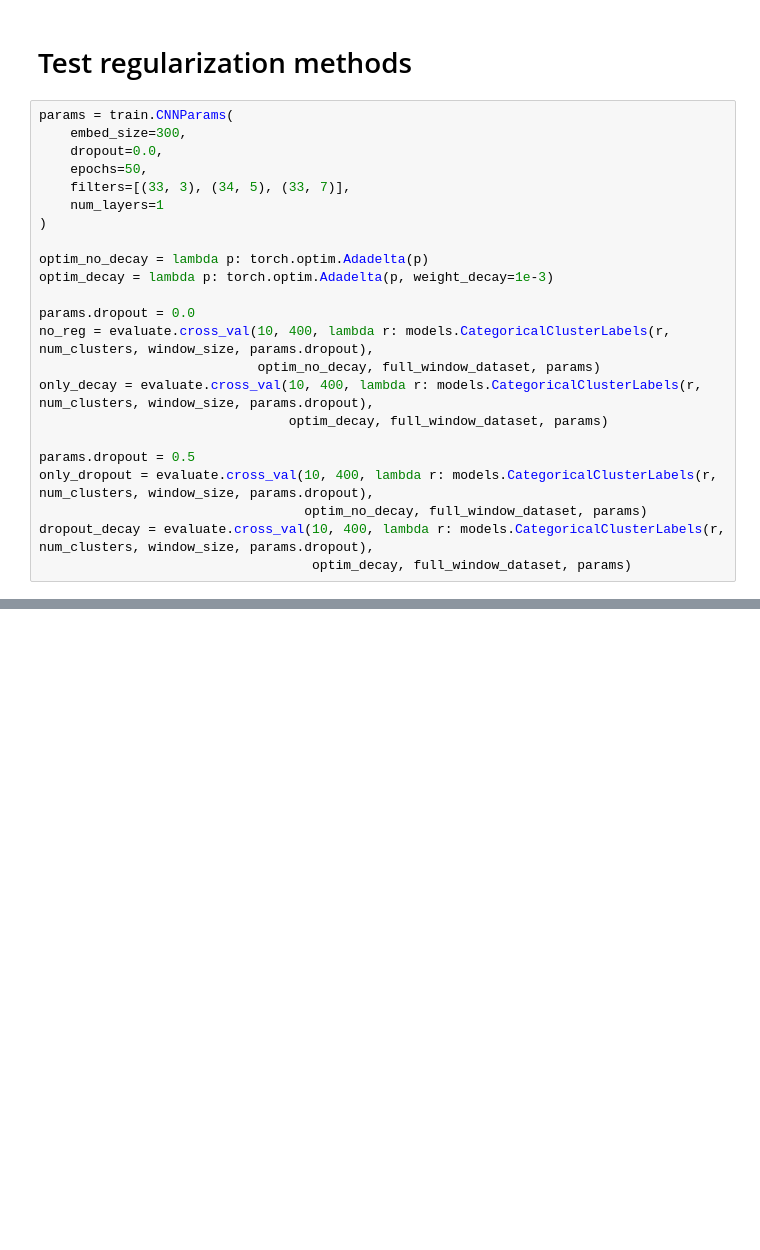
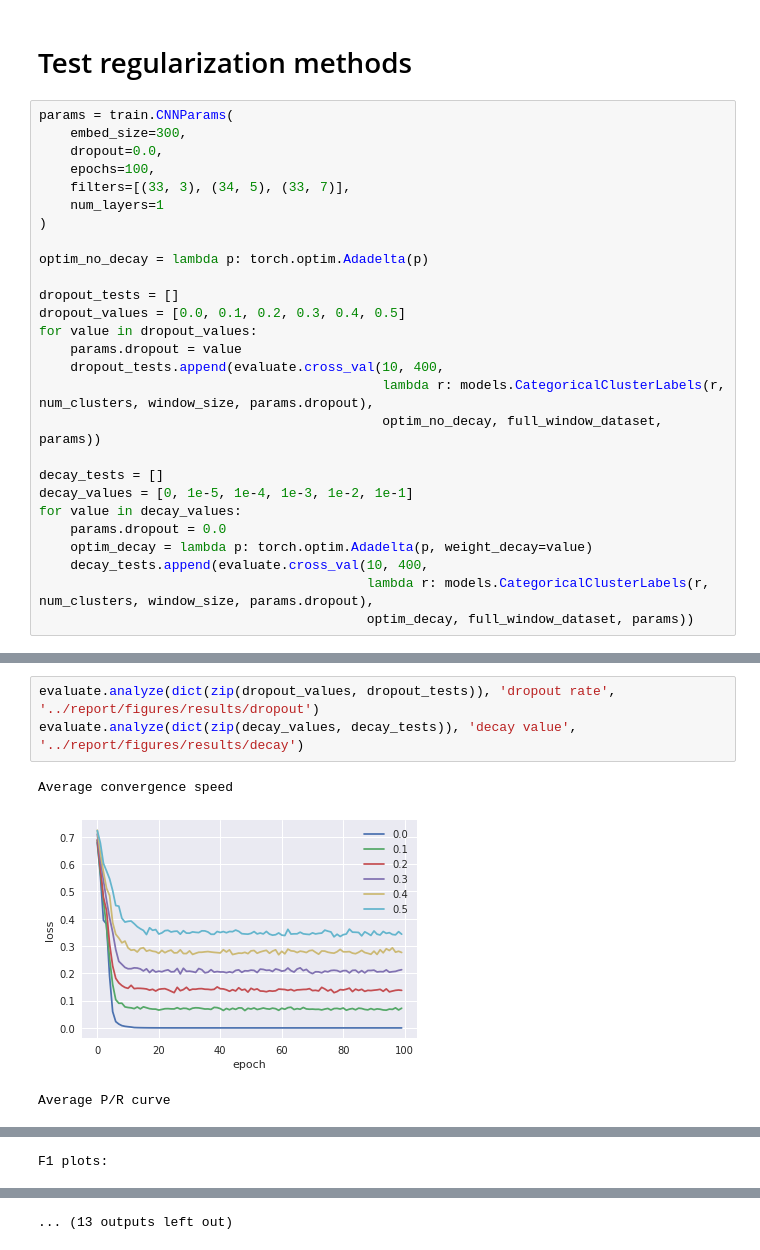
Before and after one commit to maarten990/masterthesis, a Jupyter notebook: experiments.ipynb, the cells around one changed output, grey strips where cells are left out. Cells and saved outputs as stored; diff of their text form; blank space fills up the shorter version.

```diff
--- a/experiments.ipynb
+++ b/experiments.ipynb
@@ -139,22 +128,26 @@ With CNN     0.0113462       0.0491773     0.786814      1
 params = train.CNNParams(
     embed_size=300,
     dropout=0.0,
-    epochs=50,
+    epochs=100,
     filters=[(33, 3), (34, 5), (33, 7)],
     num_layers=1
 )
 
 optim_no_decay = lambda p: torch.optim.Adadelta(p)
-optim_decay = lambda p: torch.optim.Adadelta(p, weight_decay=1e-3)
 
-params.dropout = 0.0
-no_reg = evaluate.cross_val(10, 400, lambda r: models.CategoricalClusterLabels(r, num_clusters, window_size, params.dropout),
-                            optim_no_decay, full_window_dataset, params)
-only_decay = evaluate.cross_val(10, 400, lambda r: models.CategoricalClusterLabels(r, num_clusters, window_size, params.dropout),
-                                optim_decay, full_window_dataset, params)
+dropout_tests = []
+dropout_values = [0.0, 0.1, 0.2, 0.3, 0.4, 0.5]
+for value in dropout_values:
+    params.dropout = value
+    dropout_tests.append(evaluate.cross_val(10, 400,
+                                            lambda r: models.CategoricalClusterLabels(r, num_clusters, window_size, params.dropout),
+                                            optim_no_decay, full_window_dataset, params))
 
-params.dropout = 0.5
-only_dropout = evaluate.cross_val(10, 400, lambda r: models.CategoricalClusterLabels(r, num_clusters, window_size, params.dropout),
-                                  optim_no_decay, full_window_dataset, params)
-dropout_decay = evaluate.cross_val(10, 400, lambda r: models.CategoricalClusterLabels(r, num_clusters, window_size, params.dropout),
-                                   optim_decay, full_window_dataset, params)
+decay_tests = []
+decay_values = [0, 1e-5, 1e-4, 1e-3, 1e-2, 1e-1]
+for value in decay_values:
+    params.dropout = 0.0
+    optim_decay = lambda p: torch.optim.Adadelta(p, weight_decay=value)
+    decay_tests.append(evaluate.cross_val(10, 400,
+                                          lambda r: models.CategoricalClusterLabels(r, num_clusters, window_size, params.dropout),
+                                          optim_decay, full_window_dataset, params))
@@ -200,0 +154,7 @@ Decay + dropout   0.990811       0.047143   0.781455            1
+# %%
+evaluate.analyze(dict(zip(dropout_values, dropout_tests)), 'dropout rate', '../report/figures/results/dropout')
+evaluate.analyze(dict(zip(decay_values, decay_tests)), 'decay value', '../report/figures/results/decay')
+# %% [output]
+Average convergence speed
+[figure, added]
+Average P/R curve
@@ -200,0 +176 @@ Decay + dropout   0.990811       0.047143   0.781455            1
+F1 plots:
@@ -200,0 +180 @@ Decay + dropout   0.990811       0.047143   0.781455            1
+... (13 outputs left out)
```
Also changed, not shown: parts of 4 cells of this notebook, 4 other files.
